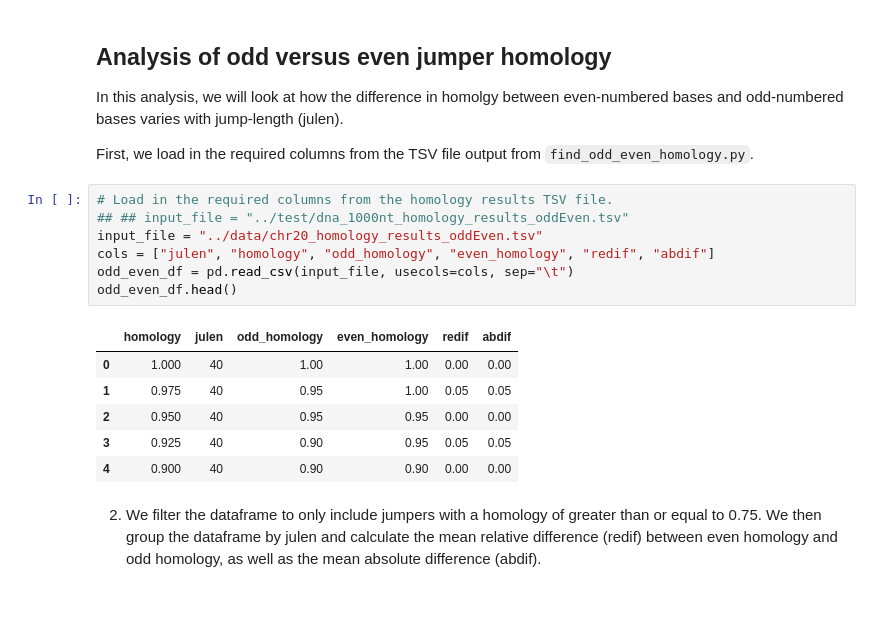
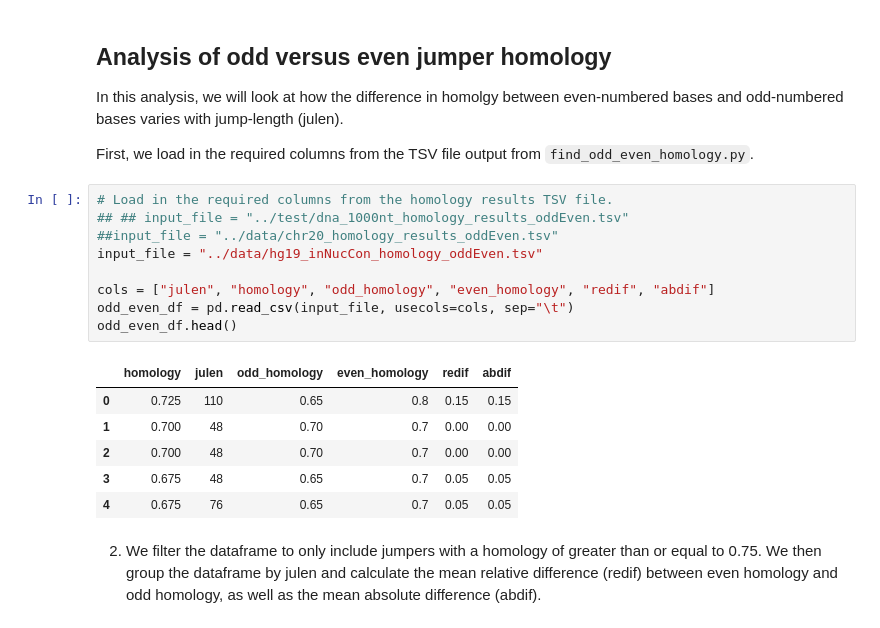
Before and after one commit to Andfos/purine_jumpers, a Jupyter notebook: analysis/jumper_analysis.ipynb, the cells around one changed output. Drawn from its saved outputs; the diff is of its cells as text.

```diff
--- a/analysis/jumper_analysis.ipynb
+++ b/analysis/jumper_analysis.ipynb
@@ -88,17 +88,19 @@ First, we load in the required columns from the TSV file output from `find_odd_e
 # %%
 # Load in the required columns from the homology results TSV file.
 ## ## input_file = "../test/dna_1000nt_homology_results_oddEven.tsv"
-input_file = "../data/chr20_homology_results_oddEven.tsv"
+##input_file = "../data/chr20_homology_results_oddEven.tsv"
+input_file = "../data/hg19_inNucCon_homology_oddEven.tsv"
+
 cols = ["julen", "homology", "odd_homology", "even_homology", "redif", "abdif"]
 odd_even_df = pd.read_csv(input_file, usecols=cols, sep="\t")
 odd_even_df.head()
 # %% [output]
 |  | homology | julen | odd_homology | even_homology | redif | abdif |
-| 0 | 1.000 | 40 | 1.00 | 1.00 | 0.00 | 0.00 |
-| 1 | 0.975 | 40 | 0.95 | 1.00 | 0.05 | 0.05 |
-| 2 | 0.950 | 40 | 0.95 | 0.95 | 0.00 | 0.00 |
-| 3 | 0.925 | 40 | 0.90 | 0.95 | 0.05 | 0.05 |
-| 4 | 0.900 | 40 | 0.90 | 0.90 | 0.00 | 0.00 |
+| 0 | 0.725 | 110 | 0.65 | 0.8 | 0.15 | 0.15 |
+| 1 | 0.700 | 48 | 0.70 | 0.7 | 0.00 | 0.00 |
+| 2 | 0.700 | 48 | 0.70 | 0.7 | 0.00 | 0.00 |
+| 3 | 0.675 | 48 | 0.65 | 0.7 | 0.05 | 0.05 |
+| 4 | 0.675 | 76 | 0.65 | 0.7 | 0.05 | 0.05 |
 # %% [markdown]
 2. We filter the dataframe to only include jumpers with a homology of greater than or equal to 0.75. We then group the dataframe by julen and calculate the mean relative difference (redif) between even homology and odd homology, as well as the mean absolute difference (abdif).
 # %%
```
Also changed, not shown: parts of 8 cells of this notebook.
